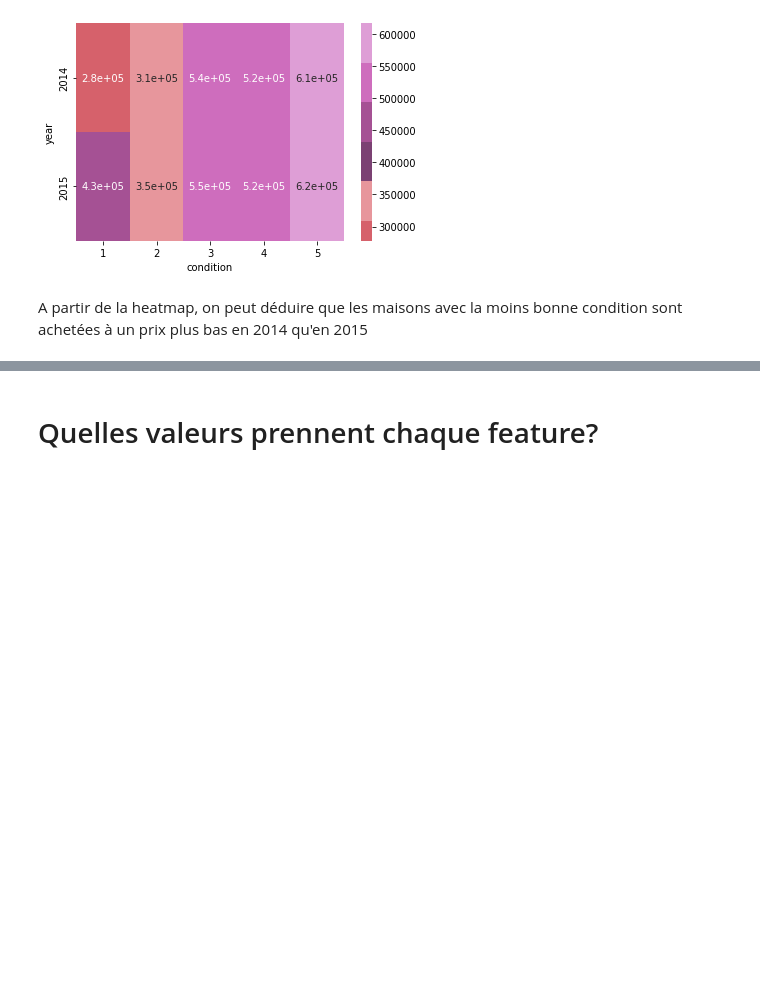
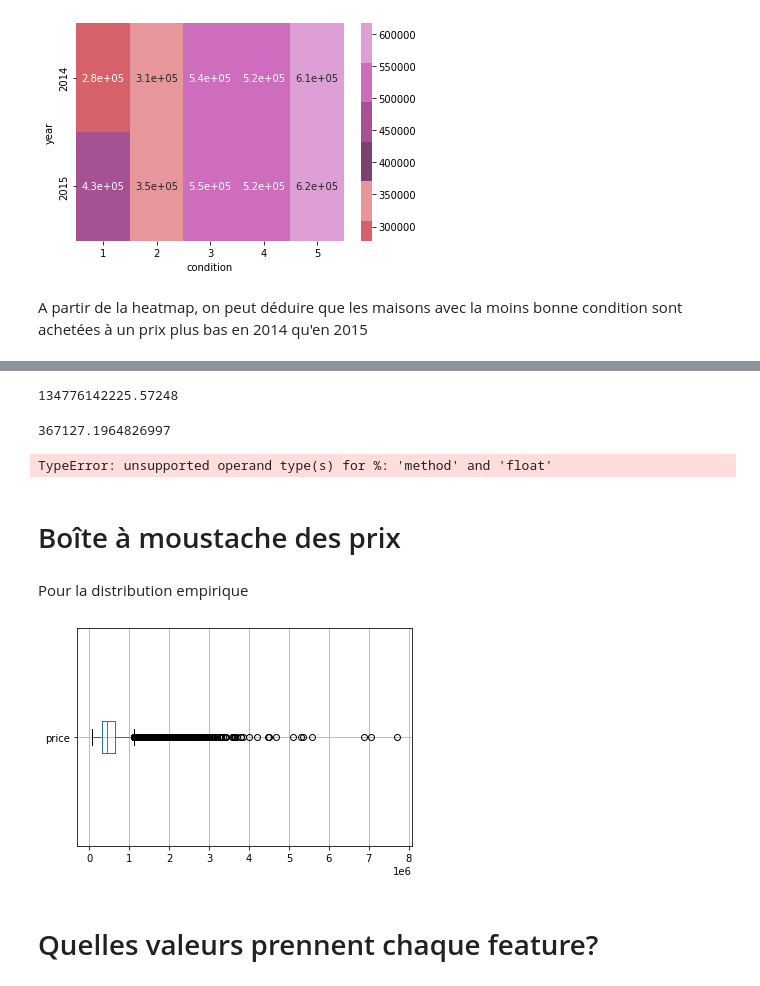
Before and after one commit to NinaNusb/Prediction_prix_maisons, a Jupyter notebook: data_cleaning_analysis.ipynb, the cells around one changed output, grey strips where cells are left out. Saved outputs shown, nothing was run; the diff lists cells and outputs as text; code cells hidden in the pictures; blank space fills up the shorter version.

```diff
--- a/data_cleaning_analysis.ipynb
+++ b/data_cleaning_analysis.ipynb
@@ -411,3 +518,27 @@ A partir de la heatmap, on peut déduire que les maisons avec la moins bonne con
+# %%
+#Calcul de la variance empirique corrigée
+df_house['price'].var(ddof=0)
+# %% [output]
+134776142225.57248
+# %%
+#Calcul de l'écart type empirique
+df_house['price'].std()
+# %% [output]
+367127.1964826997
+# %%
+#Calcul du coefficient de variation
+df_house['price'].std%df_house['price'].mean()
+# %% [output]
+TypeError: unsupported operand type(s) for %: 'method' and 'float'
+# %% [markdown]
+# Boîte à moustache des prix
+# %% [markdown]
+Pour la distribution empirique
+# %%
+df_house.boxplot(column='price', vert=False)
+plt.show()
+# %% [output]
+[figure, added]
 # %% [markdown]
 # Quelles valeurs prennent chaque feature?
 # %% [markdown]
```
Also changed, not shown: parts of 17 cells of this notebook.
